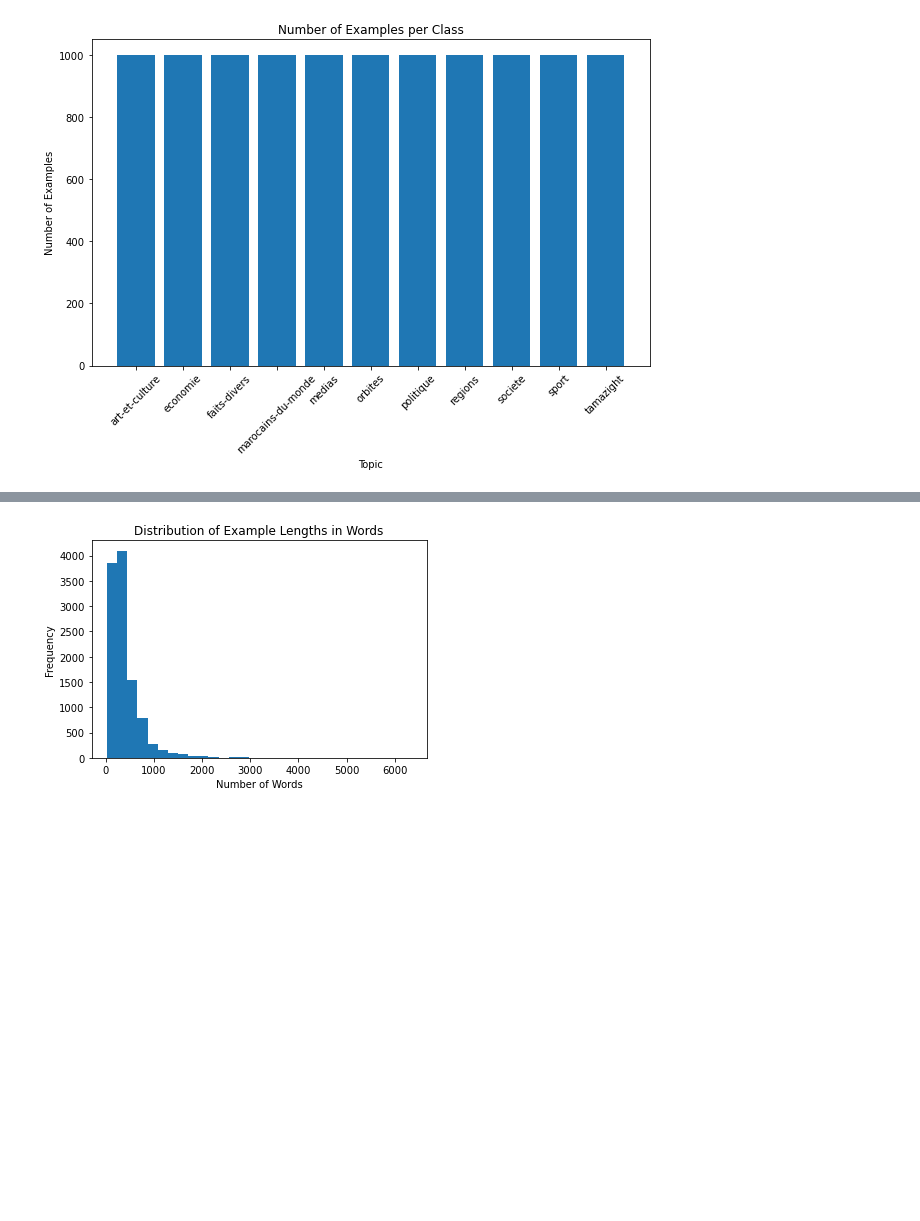
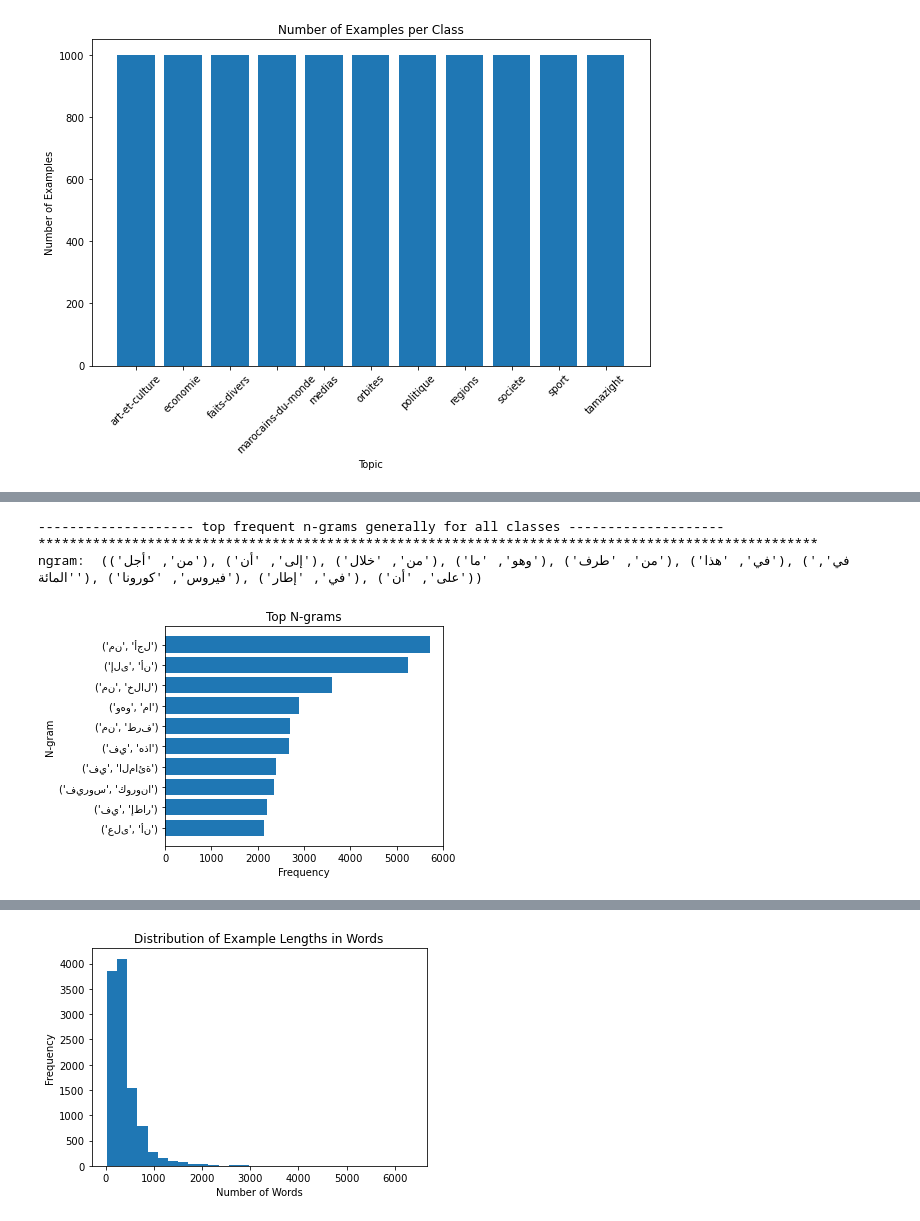
Before and after one commit to moamen20/WideBot_tasks, a Jupyter notebook: task2_EDA/task2_widebot.ipynb, the cells around one changed output, grey strips where cells are left out. Saved outputs shown, nothing was run; the diff lists cells and outputs as text; code cells hidden in the pictures; blank space fills up the shorter version.

Commit message:
update top frequent n-grams plotting

```diff
--- a/task2_EDA/task2_widebot.ipynb
+++ b/task2_EDA/task2_widebot.ipynb
@@ -154,0 +113,12 @@ ngram:  (('من', 'أجل'), ('إلى', 'أن'), ('من', 'خلال'), ('في',
+# %%
+# plot top frequent n-grams generally
+n = 2
+top_n = 10
+print("-"*20,"top frequent n-grams generally for all classes", "-"*20)
+print('*'*100)
+plot_top_ngrams(combined_data['story'], n, top_n)
+# %% [output]
+-------------------- top frequent n-grams generally for all classes --------------------
+****************************************************************************************************
+ngram:  (('من', 'أجل'), ('إلى', 'أن'), ('من', 'خلال'), ('وهو', 'ما'), ('من', 'طرف'), ('في', 'هذا'), ('في', 'المائة'), ('فيروس', 'كورونا'), ('في', 'إطار'), ('على', 'أن'))
+[figure, added]
```
Also changed, not shown: parts of 3 cells of this notebook.
